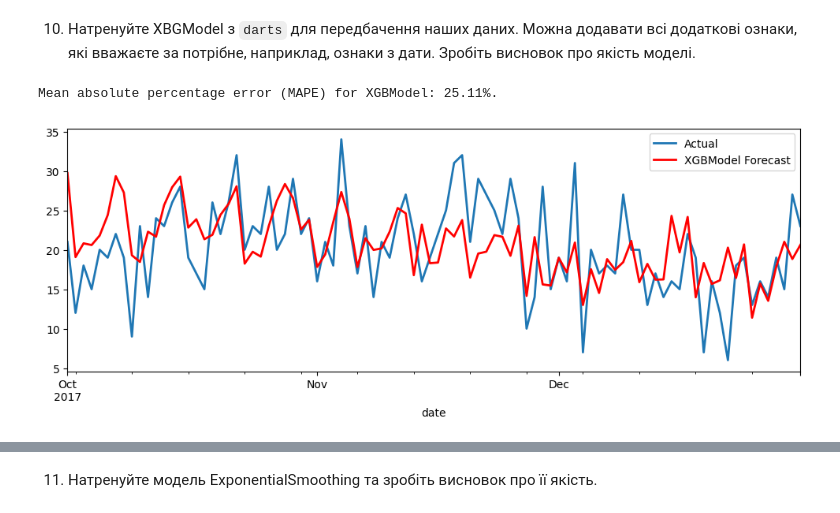
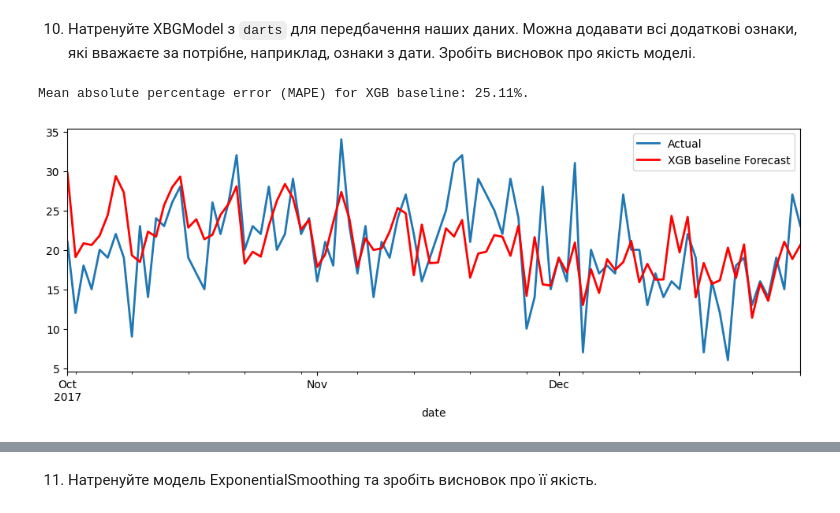
Before and after one commit to Maxstef/data-loves-ml-for-people-course, a Jupyter notebook: notebooks/2_6_time_series/HW_2_5_Time_Series_Analysis.ipynb, the cells around one changed output, grey strips where cells are left out. Saved outputs shown, nothing was run; the diff lists cells and outputs as text; code cells hidden in the pictures.

Commit message:
HW time series - more experiments with xgboost and conclusions

```diff
--- a/notebooks/2_6_time_series/HW_2_5_Time_Series_Analysis.ipynb
+++ b/notebooks/2_6_time_series/HW_2_5_Time_Series_Analysis.ipynb
@@ -351,12 +353,12 @@ def fit_and_plot(model, train, val, name=None):
 # %%
 from darts.models import XGBModel
 
 # build XGBoost model
 xgb_model = XGBModel(
     lags=365,  # Using the last 365 observations for forecasting
 )
 
-fit_and_plot(xgb_model, train_series, val_series)
+fit_and_plot(xgb_model, train_series, val_series, name="XGB baseline")
 # %% [output]
-Mean absolute percentage error (MAPE) for XGBModel: 25.11%.
+Mean absolute percentage error (MAPE) for XGB baseline: 25.11%.
-[figure, old version]
+[figure, new version]
```
Also changed, not shown: parts of 16 cells of this notebook.
